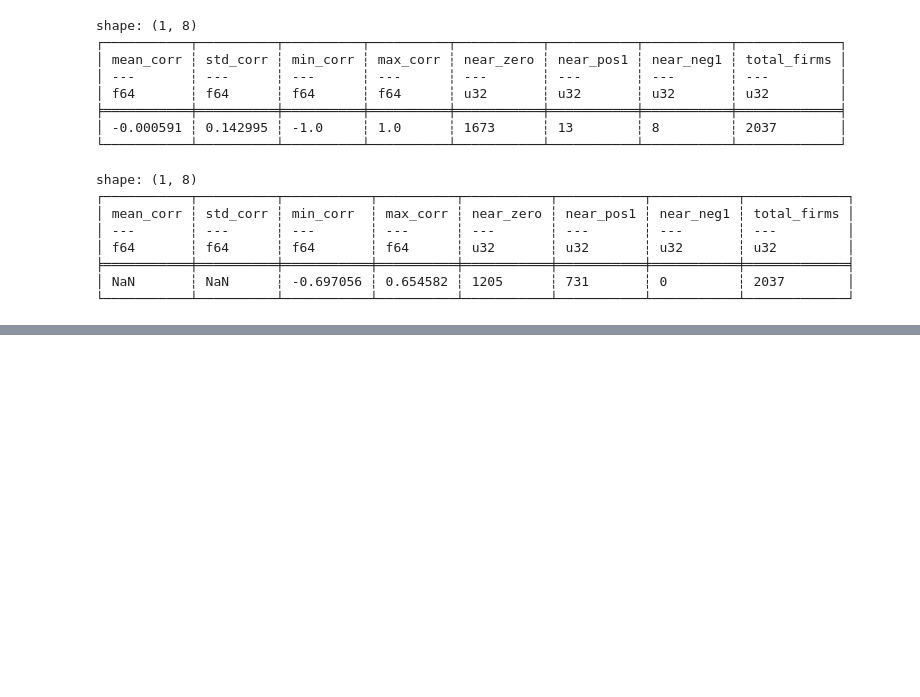
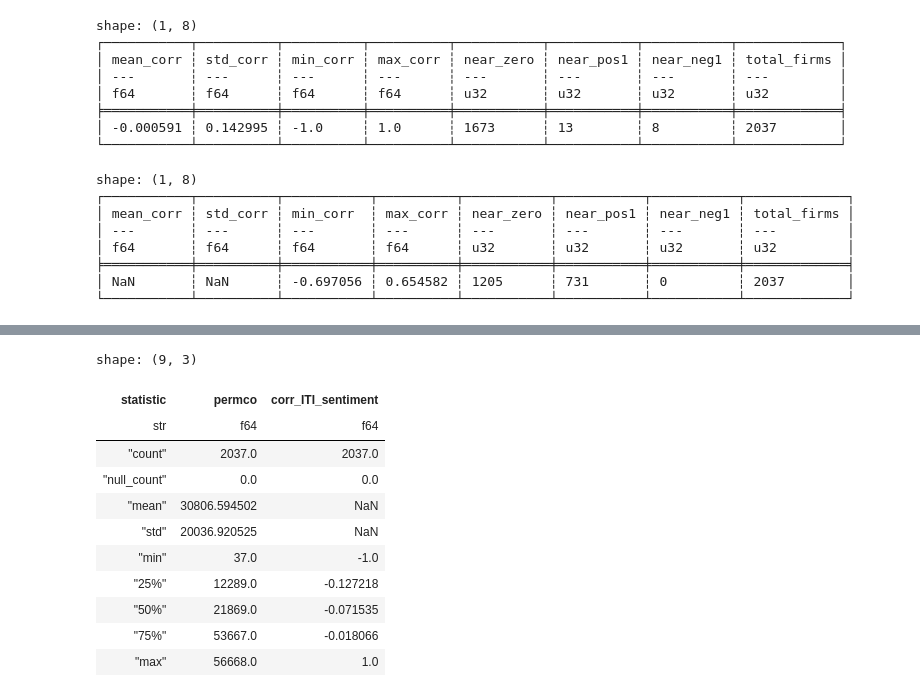
Before and after one commit to Wfiles/iti-8k-analysis, a Jupyter notebook: trading_strat.ipynb, the cells around one changed output, grey strips where cells are left out. Saved outputs shown, nothing was run; the diff lists cells and outputs as text; code cells hidden in the pictures; blank space fills up the shorter version.

Commit message:
corr ITI sent

```diff
--- a/trading_strat.ipynb
+++ b/trading_strat.ipynb
@@ -402,0 +418,10 @@ shape: (9, 16)
+# %%
+corr_by_firm = (
+    filter_df
+    .group_by("permco")
+    .agg(pl.corr("ITI(13D)", "sentiment_score").alias("corr_ITI_sentiment"))
+    .drop_nulls()
+    .sort("corr_ITI_sentiment", descending=True)
+)
+
+print(corr_by_firm)
@@ -402,0 +447,15 @@ shape: (9, 16)
+# %%
+corr_by_firm.describe()
+# %% [output]
+shape: (9, 3)
+| statistic | permco | corr_ITI_sentiment |
+| str | f64 | f64 |
+| "count" | 2037.0 | 2037.0 |
+| "null_count" | 0.0 | 0.0 |
+| "mean" | 30806.594502 | NaN |
+| "std" | 20036.920525 | NaN |
+| "min" | 37.0 | -1.0 |
+| "25%" | 12289.0 | -0.127218 |
+| "50%" | 21869.0 | -0.071535 |
+| "75%" | 53667.0 | -0.018066 |
+| "max" | 56668.0 | 1.0 |
```
Also changed, not shown: parts of 2 cells of this notebook.
